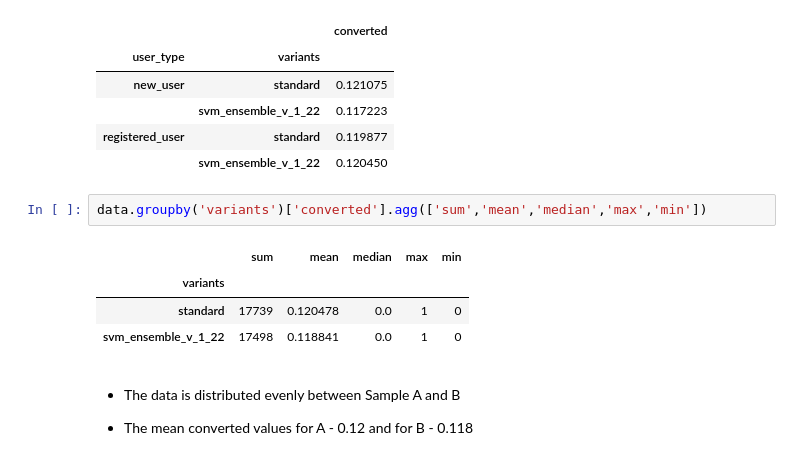
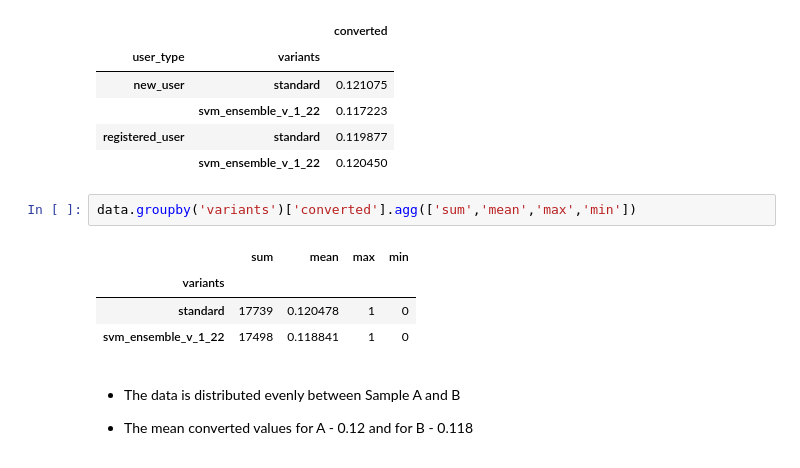
Before and after one commit to DAvocad00/HW2, a Jupyter notebook: ab_test_inference/ab_test_inference.ipynb, the cells around one changed output. Drawn from its saved outputs; the diff is of its cells as text.

```diff
--- a/ab_test_inference/ab_test_inference.ipynb
+++ b/ab_test_inference/ab_test_inference.ipynb
@@ -167,12 +192,12 @@ pd.pivot_table(data,index=['user_type','variants'],values='converted',aggfunc=np
 | registered_user | standard | 0.119877 |
 |  | svm_ensemble_v_1_22 | 0.120450 |
 # %%
-data.groupby('variants')['converted'].agg(['sum','mean','median','max','min'])
+data.groupby('variants')['converted'].agg(['sum','mean','max','min'])
 # %% [output]
-|  | sum | mean | median | max | min |
-| variants |  |  |  |  |  |
-| standard | 17739 | 0.120478 | 0.0 | 1 | 0 |
-| svm_ensemble_v_1_22 | 17498 | 0.118841 | 0.0 | 1 | 0 |
+|  | sum | mean | max | min |
+| variants |  |  |  |  |
+| standard | 17739 | 0.120478 | 1 | 0 |
+| svm_ensemble_v_1_22 | 17498 | 0.118841 | 1 | 0 |
 # %% [markdown]
 - The data is distributed evenly between Sample A and B
 
```
Also changed, not shown: parts of 8 cells of this notebook, 1 other file.
